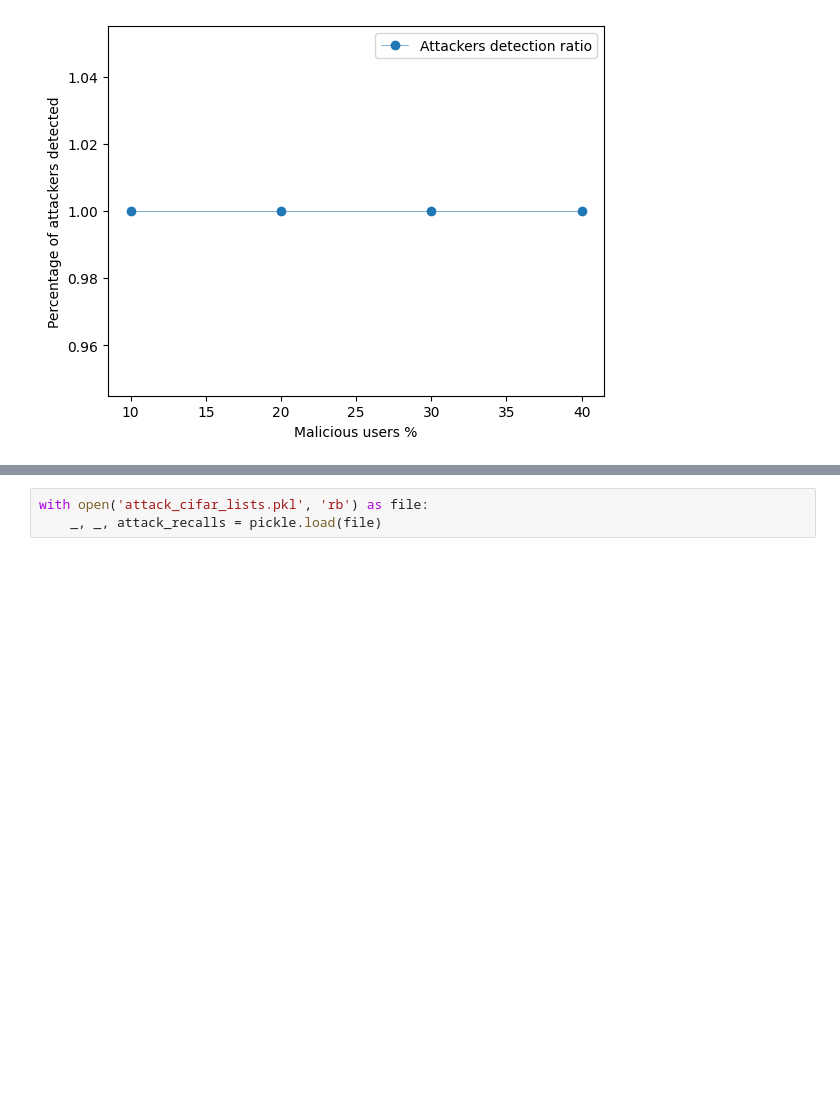
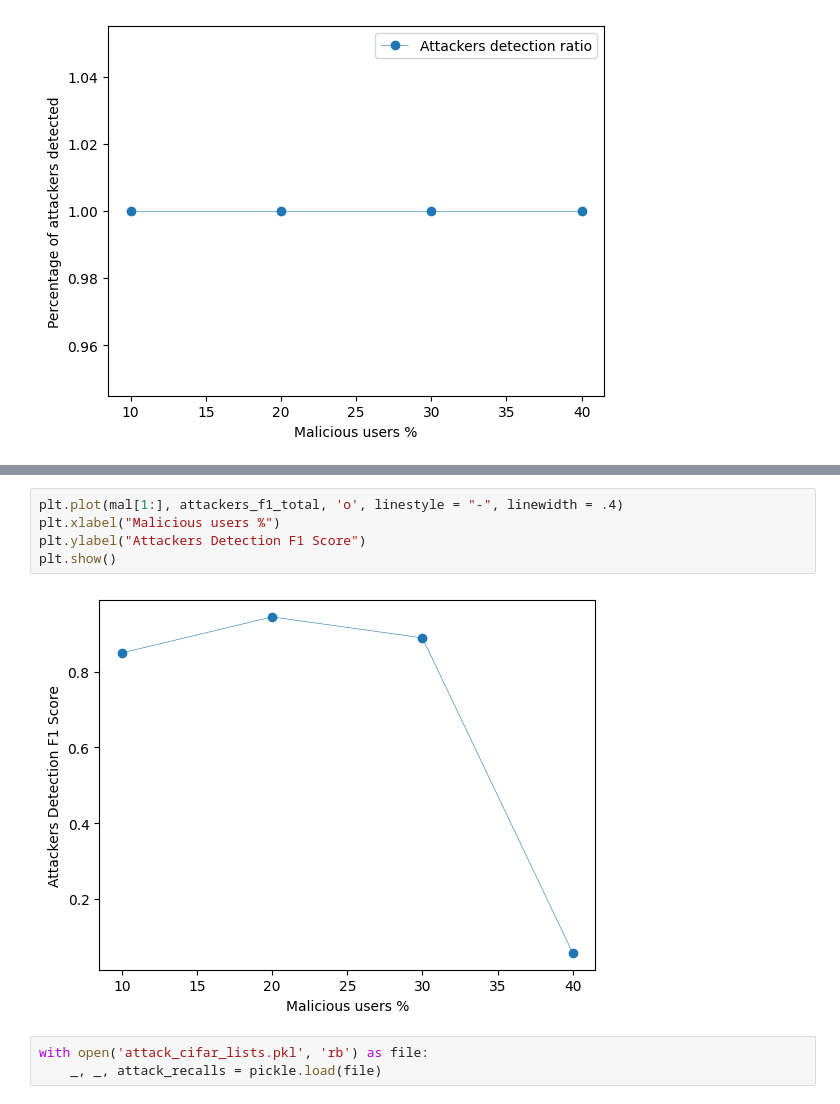
Before and after one commit to nikosgalanis/data-poisoning-defense-fl, a Jupyter notebook: DefenseFederated/src/federated_main.ipynb, the cells around one changed output, grey strips where cells are left out. Drawn from its saved outputs; the diff is of its cells as text; blank space fills up the shorter version.

```diff
--- a/DefenseFederated/src/federated_main.ipynb
+++ b/DefenseFederated/src/federated_main.ipynb
@@ -569,3 +596,10 @@ plt.show()
+# %%
+plt.plot(mal[1:], attackers_f1_total, 'o', linestyle = "-", linewidth = .4)
+plt.xlabel("Malicious users %")
+plt.ylabel("Attackers Detection F1 Score")
+plt.show()
+# %% [output]
+[figure, added]
 # %%
 with open('attack_cifar_lists.pkl', 'rb') as file:
     _, _, attack_recalls = pickle.load(file)
```
Also changed, not shown: parts of 12 cells of this notebook, 9 other files.
